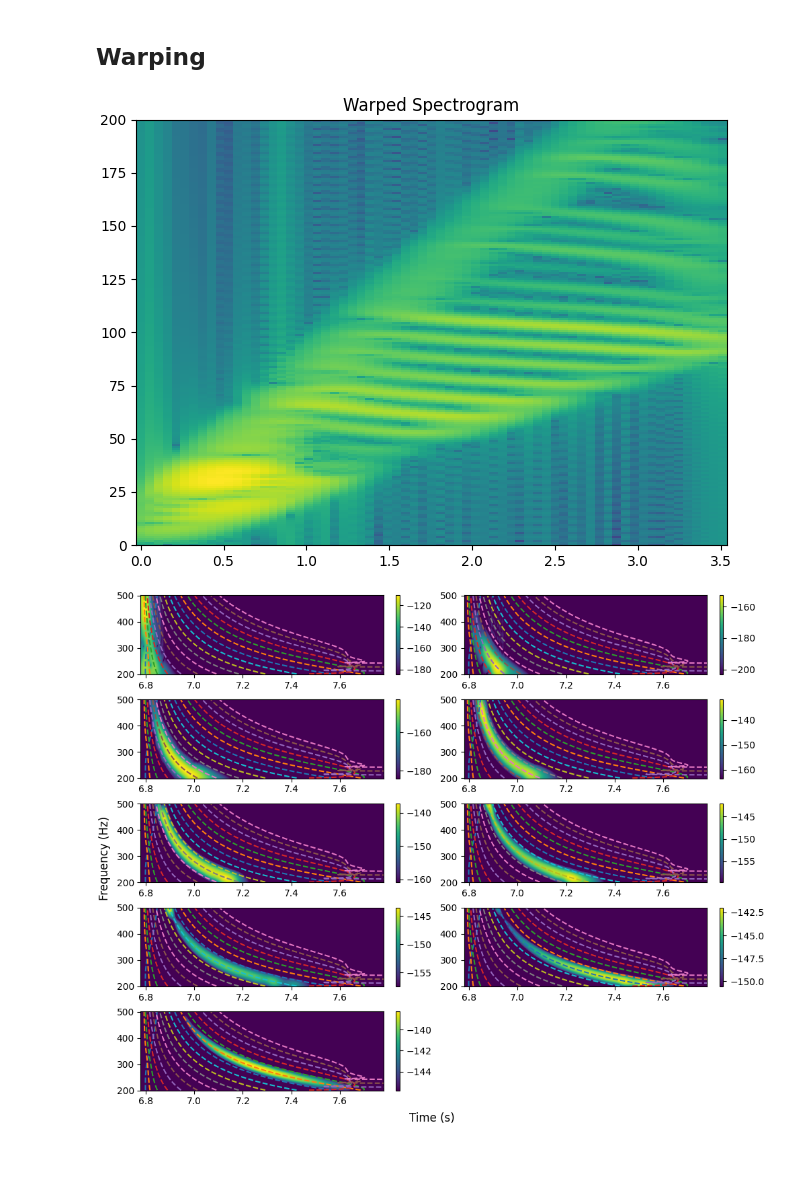
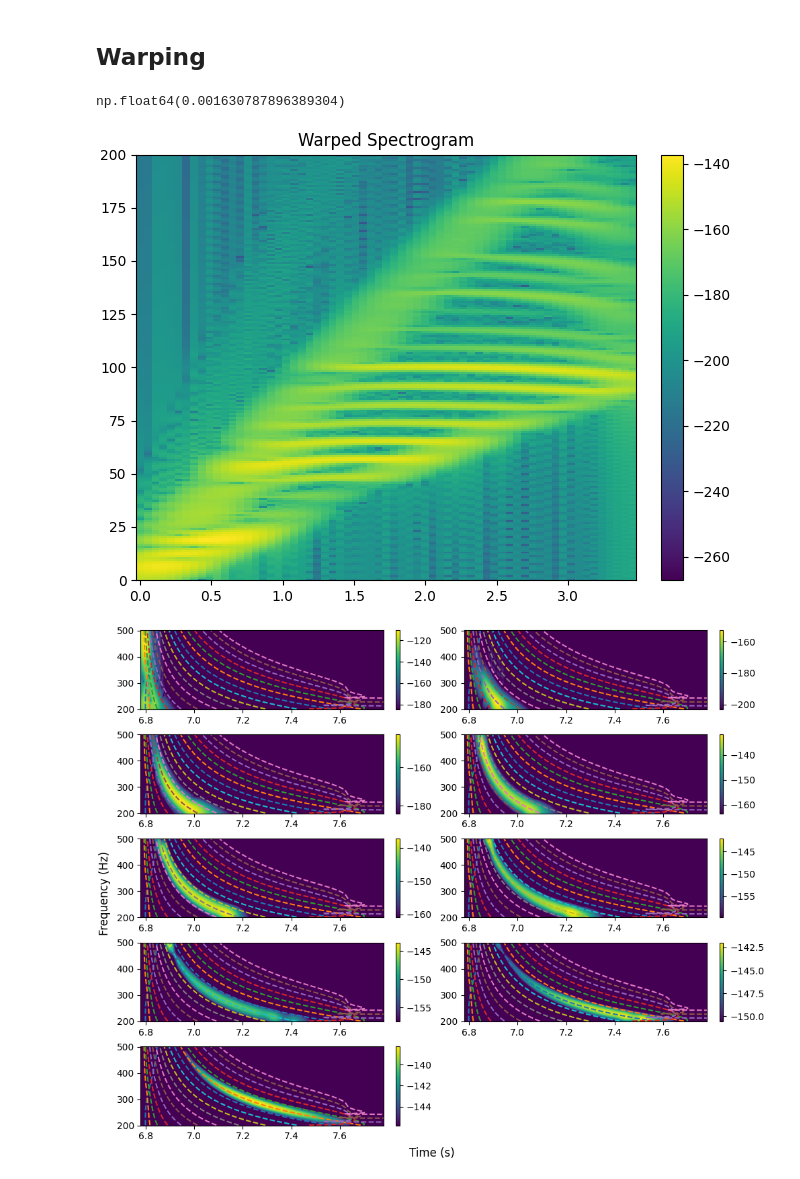
Before and after one commit to danchieta-njit/acoustic-inversion-python, a Jupyter notebook: Notebooks/Warping test manual classifying.ipynb, the cells around one changed output. Drawn from its saved outputs; the diff is of its cells as text; code cells hidden in the pictures.

```diff
--- a/Notebooks/Warping test manual classifying.ipynb
+++ b/Notebooks/Warping test manual classifying.ipynb
@@ -104,17 +102,23 @@ II = list()
+# %%
+Xn.mean()
+# %% [output]
+np.float64(0.001630787896389304)
 # %%
 fig, ax = plt.subplots(layout='constrained')
 
 #TT, WW = np.meshgrid(txw, ww)
 #cc = ax.scatter(TT.flatten(), WW.flatten())
-ax.pcolormesh(txw[::100], ww, Xw_log[:,::100])
+m1 = ax.pcolormesh(txw[::100], ww, Xw_log[:,::100])
 
 ax.set_ylim([0, 200])
 
 ax.set_title("Warped Spectrogram")
 
+plt.colorbar(m1, ax=ax)
+
 plt.show()
 # %% [output]
-[figure, old version]
+[figure, new version]
 # %%
 selector = MyPolygonSelector(ax)
 # %%
```
Also changed, not shown: parts of 2 cells of this notebook, 5 other files.
